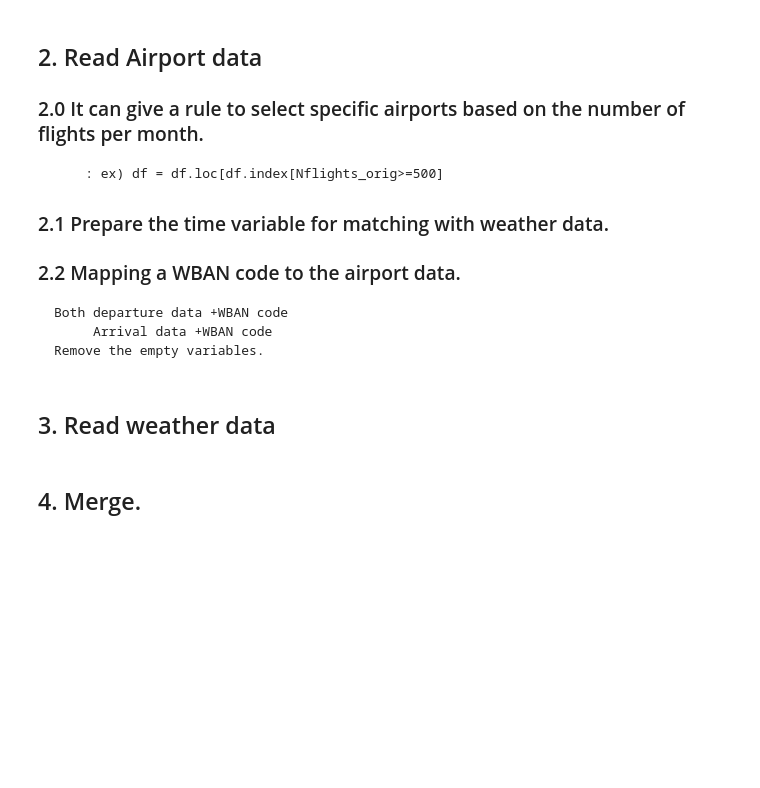
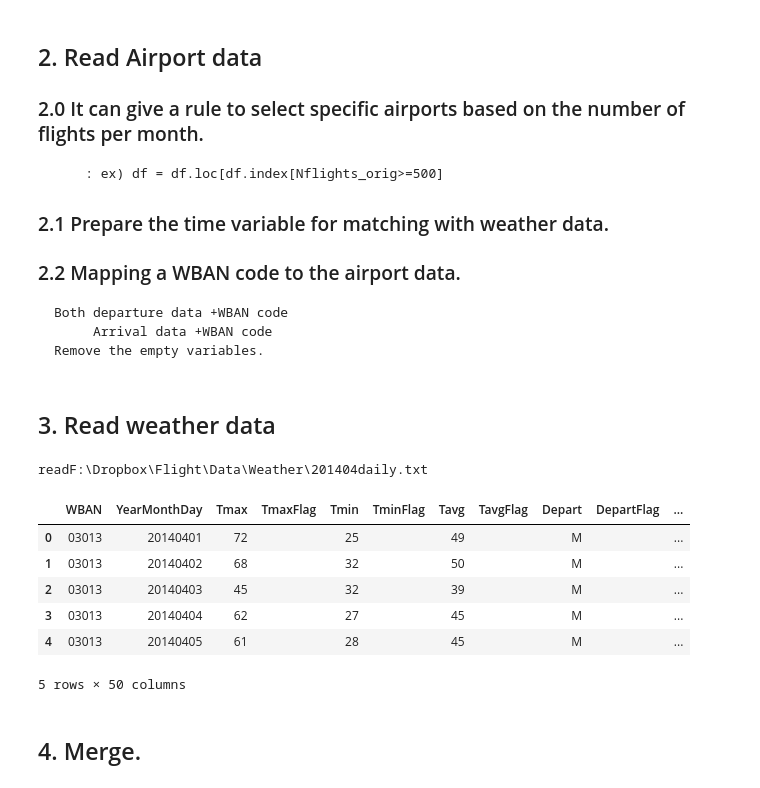
Before and after one commit to jukwan/airport2017, a Jupyter notebook: new_ontime.ipynb, the cells around one changed output. Drawn from its saved outputs; the diff is of its cells as text; code cells hidden in the pictures; blank space fills up the shorter version.

```diff
--- a/new_ontime.ipynb
+++ b/new_ontime.ipynb
@@ -153,3 +153,26 @@ def call_weather(path,year,month):
     df_w['time']= pd.DataFrame({'time': pd.to_datetime(Date)+pd.to_timedelta(times,unit='h')+pd.to_timedelta(mins,unit='m')})
 #     df_w.time.head(5)
     return (df_w)
+# %%
+## Daily weather
+
+def call_daily(path,year,month):
+    i= int(month)
+    if i<10:
+        month='0'+month
+    daily_file_name = path+'Weather\\'+year+ month+'daily.txt'
+    df_day= pd.read_csv(daily_file_name,dtype={'WBAN': object, 'Datetime': object})
+    print('read'+daily_file_name)
+    return(df_day)
+# %%
+df_day = call_daily(path,'2014','4')
+df_day.head()
+# %% [output]
+readF:\Dropbox\Flight\Data\Weather\201404daily.txt
+|  | WBAN | YearMonthDay | Tmax | TmaxFlag | Tmin | TminFlag | Tavg | TavgFlag | Depart | DepartFlag | ... |
+| 0 | 03013 | 20140401 | 72 |  | 25 |  | 49 |  | M |  | ... |
+| 1 | 03013 | 20140402 | 68 |  | 32 |  | 50 |  | M |  | ... |
+| 2 | 03013 | 20140403 | 45 |  | 32 |  | 39 |  | M |  | ... |
+| 3 | 03013 | 20140404 | 62 |  | 27 |  | 45 |  | M |  | ... |
+| 4 | 03013 | 20140405 | 61 |  | 28 |  | 45 |  | M |  | ... |
+5 rows × 50 columns
```
Also changed, not shown: parts of 2 cells of this notebook, 10 other files.
